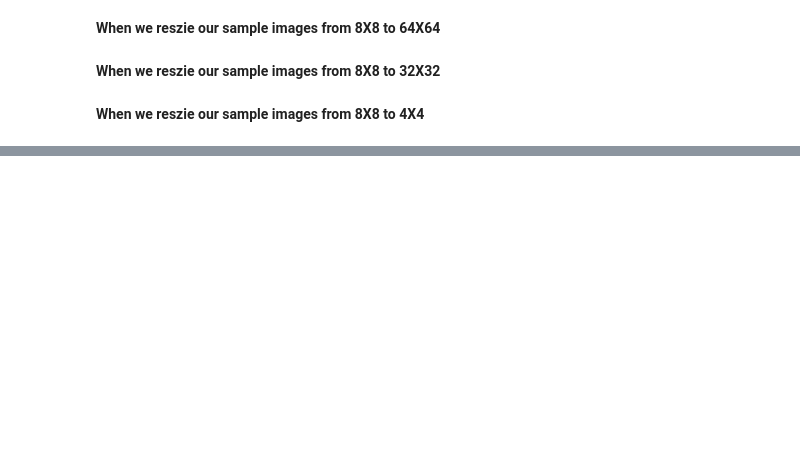
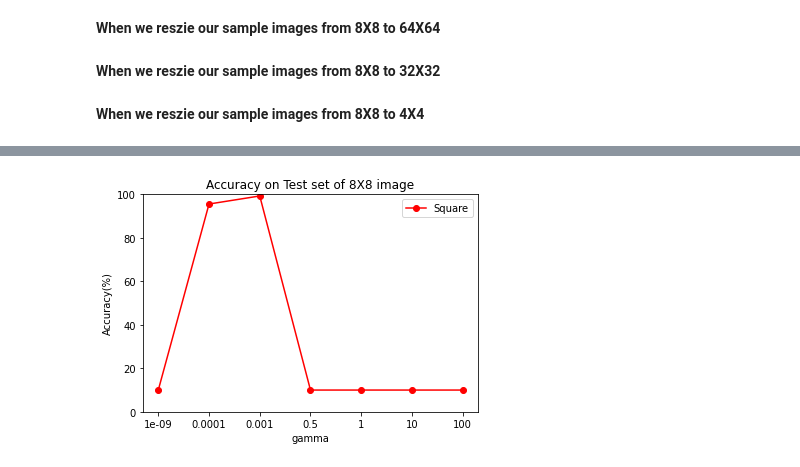
Before and after one commit to shashi7679/mnist-dataset, a Jupyter notebook: mnist-dataset/plot_digit_classification_hyperparameter_compare.ipynb, the cells around one changed output, grey strips where cells are left out. Cells and saved outputs as stored; diff of their text form; code cells hidden in the pictures; blank space fills up the shorter version.

```diff
--- a/mnist-dataset/plot_digit_classification_hyperparameter_compare.ipynb
+++ b/mnist-dataset/plot_digit_classification_hyperparameter_compare.ipynb
@@ -107,0 +239,12 @@ Accuracy for 4X4 images on 75:25 Split and gamma 0.01 :-  86.22222222222223
+# %%
+y_test8 = [10.0,95.555,99.259,10.0,10.0,10.0,10.0]
+plt.ylim(0,100)
+plt.plot(xi, y_test8, marker='o',  color='r', label='Square')
+plt.xlabel('gamma')
+plt.ylabel('Accuracy(%)')
+plt.xticks(xi, x)
+plt.title('Accuracy on Test set of 8X8 image')
+plt.legend()
+plt.show()
+# %% [output]
+[figure, added]
```
Also changed, not shown: parts of 29 cells of this notebook.
